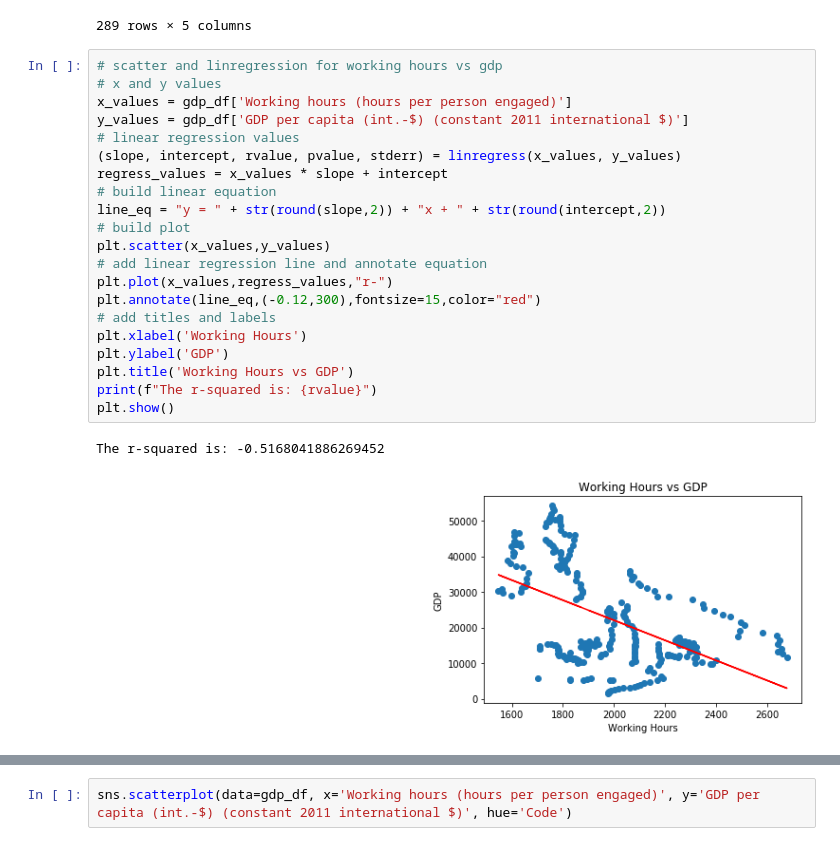
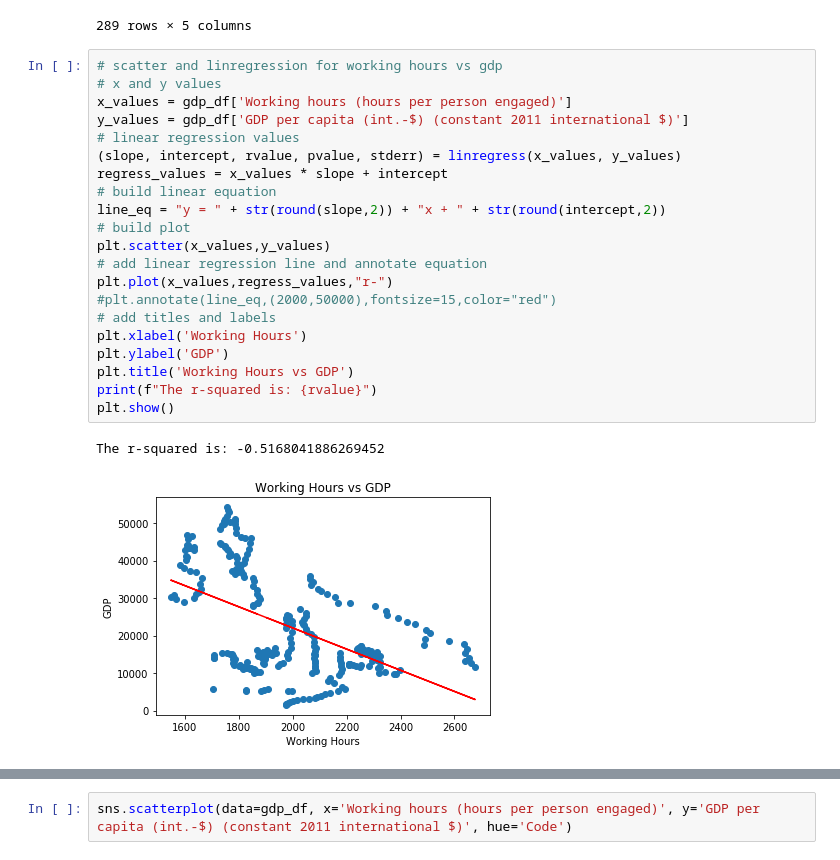
Before and after one commit to JeremyBrent/RUDS_project_1, a Jupyter notebook: economic_analysis.ipynb, the cells around one changed output, grey strips where cells are left out. Cells and saved outputs as stored; diff of their text form.

Commit message:
update fixing plot sizing issue

```diff
--- a/economic_analysis.ipynb
+++ b/economic_analysis.ipynb
@@ -64,27 +64,27 @@ gdp_df
 # %%
 # scatter and linregression for working hours vs gdp
 # x and y values
 x_values = gdp_df['Working hours (hours per person engaged)']
 y_values = gdp_df['GDP per capita (int.-$) (constant 2011 international $)']
 # linear regression values
 (slope, intercept, rvalue, pvalue, stderr) = linregress(x_values, y_values)
 regress_values = x_values * slope + intercept
 # build linear equation
 line_eq = "y = " + str(round(slope,2)) + "x + " + str(round(intercept,2))
 # build plot
 plt.scatter(x_values,y_values)
 # add linear regression line and annotate equation
 plt.plot(x_values,regress_values,"r-")
-plt.annotate(line_eq,(-0.12,300),fontsize=15,color="red")
+#plt.annotate(line_eq,(2000,50000),fontsize=15,color="red")
 # add titles and labels
 plt.xlabel('Working Hours')
 plt.ylabel('GDP')
 plt.title('Working Hours vs GDP')
 print(f"The r-squared is: {rvalue}")
 plt.show()
 # %% [output]
 The r-squared is: -0.5168041886269452
-[figure, old version]
+[figure, new version]
 # %%
 # scatter and linregression for working hours vs gdp (US only)
 # x and y values
```
Also changed, not shown: parts of 3 cells of this notebook, 1 other file.
